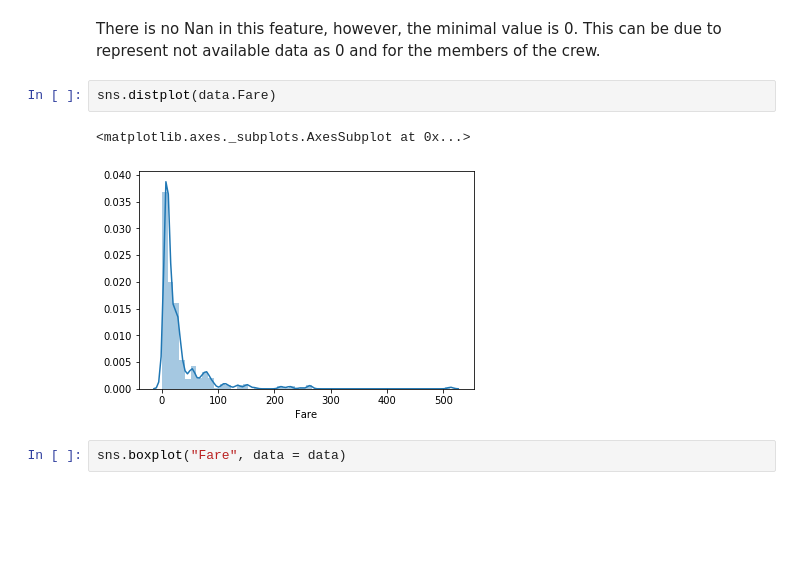
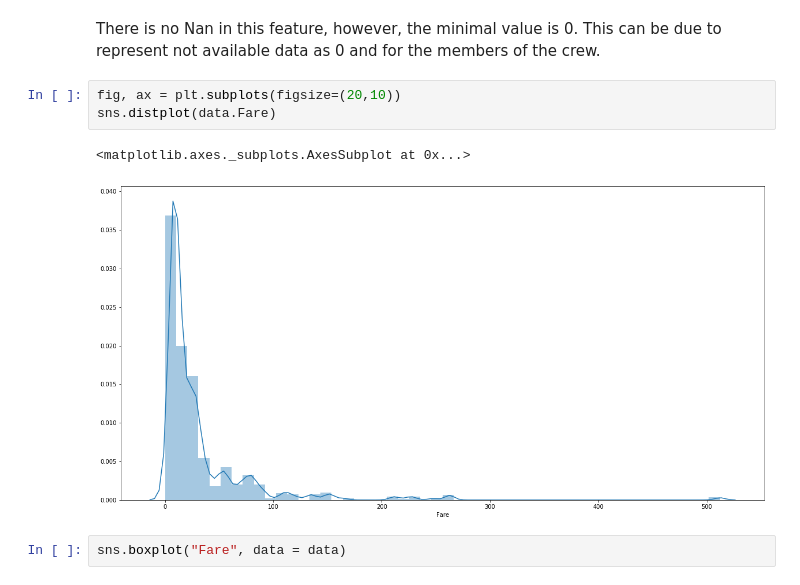
Before and after one commit to Amoralpa11/kaggle-titanic, a Jupyter notebook: data_exploratory_analysis.ipynb, the cells around one changed output. Cells and saved outputs as stored; diff of their text form; blank space fills up the shorter version.

```diff
--- a/data_exploratory_analysis.ipynb
+++ b/data_exploratory_analysis.ipynb
@@ -281,11 +285,12 @@ max      512.329200
 Name: Fare, dtype: float64
 # %% [markdown]
 There is no Nan in this feature, however, the minimal value is 0. This can be due to represent not available data as 0 and for the members of the crew.
-# %%
-sns.distplot(data.Fare)
-# %% [output]
-<matplotlib.axes._subplots.AxesSubplot at 0x...>
-[figure, removed]
+# %%
+fig, ax = plt.subplots(figsize=(20,10))
+sns.distplot(data.Fare)
+# %% [output]
+<matplotlib.axes._subplots.AxesSubplot at 0x...>
+[figure, added]
 # %%
 sns.boxplot("Fare", data = data)
 # %% [output]
```
Also changed, not shown: parts of 33 cells of this notebook.
